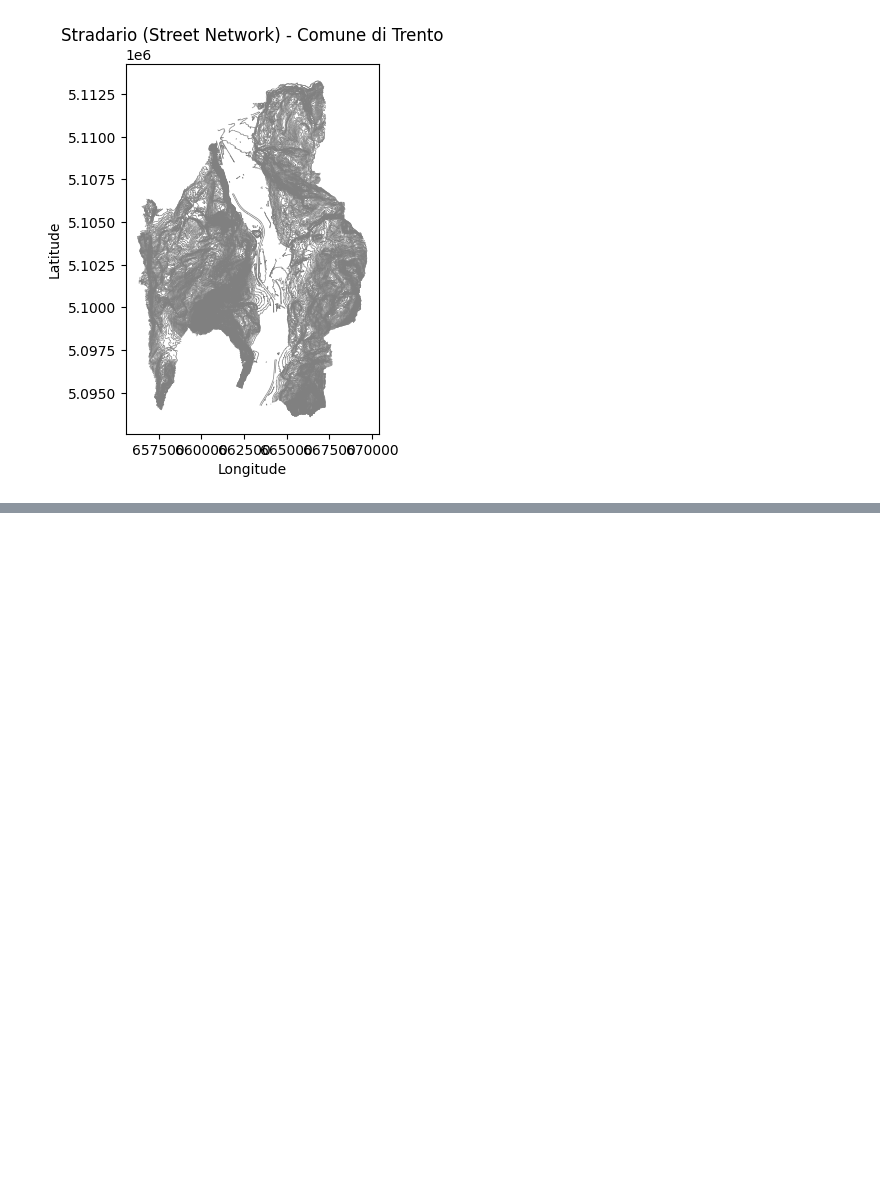
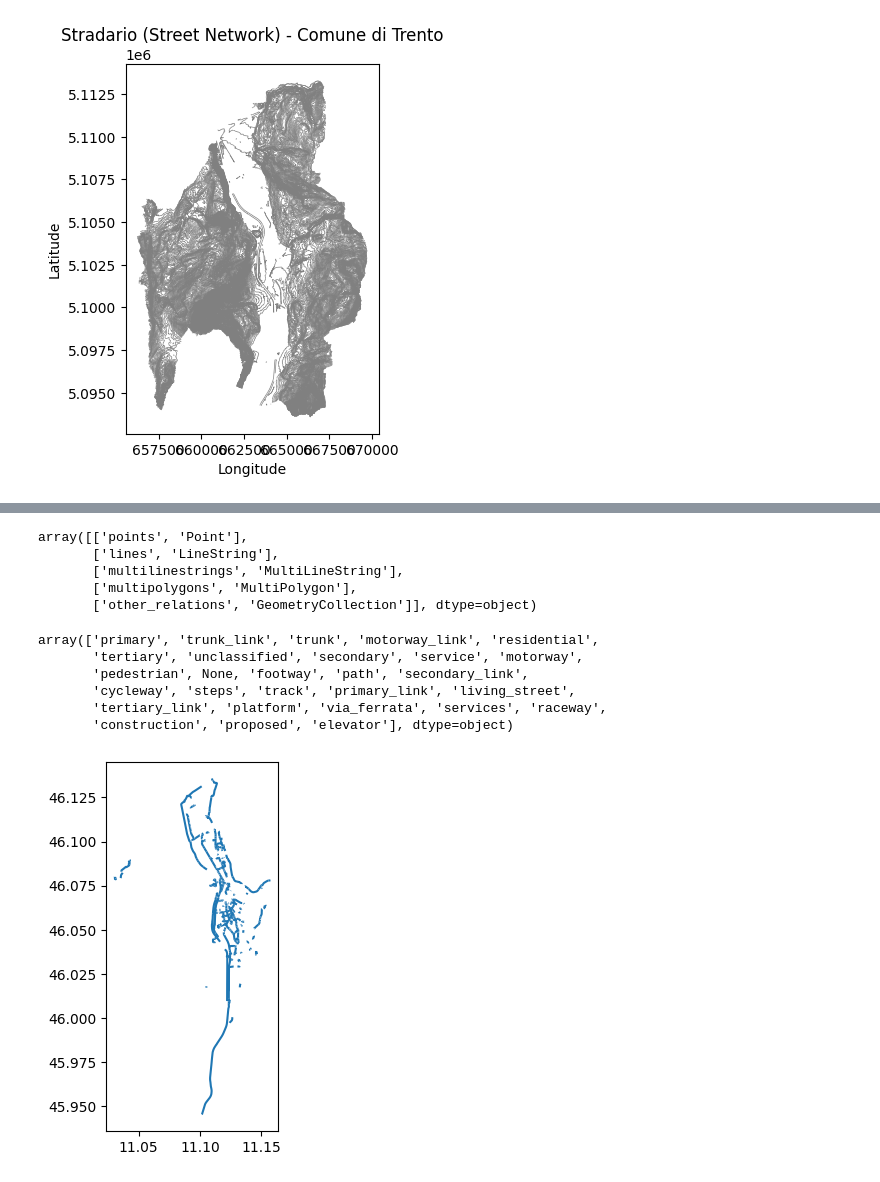
Before and after one commit to Ggenoni/Geospatial_analysis_and_representation, a Jupyter notebook: Project.ipynb, the cells around one changed output, grey strips where cells are left out. Cells and saved outputs as stored; diff of their text form; code cells hidden in the pictures; blank space fills up the shorter version.

```diff
--- a/Project.ipynb
+++ b/Project.ipynb
@@ -160,0 +231,29 @@ plt.show()
+# %%
+from pyogrio import list_layers
+list_layers('trento.gpkg')
+
+#inside, it is cut by geometry
+# %% [output]
+array([['points', 'Point'],
+       ['lines', 'LineString'],
+       ['multilinestrings', 'MultiLineString'],
+       ['multipolygons', 'MultiPolygon'],
+       ['other_relations', 'GeometryCollection']], dtype=object)
+# %%
+lines = gpd.read_file("trento.gpkg",layer="lines")
+# %%
+lines.highway.unique()
+# %% [output]
+array(['primary', 'trunk_link', 'trunk', 'motorway_link', 'residential',
+       'tertiary', 'unclassified', 'secondary', 'service', 'motorway',
+       'pedestrian', None, 'footway', 'path', 'secondary_link',
+       'cycleway', 'steps', 'track', 'primary_link', 'living_street',
+       'tertiary_link', 'platform', 'via_ferrata', 'services', 'raceway',
+       'construction', 'proposed', 'elevator'], dtype=object)
+# %%
+cycling_roads = lines[lines.highway.isin(['cycleway'])]
+# %%
+cycling_roads.plot()
+plt.show()
+# %% [output]
+[figure, added]
```
Also changed, not shown: parts of 11 cells of this notebook.
